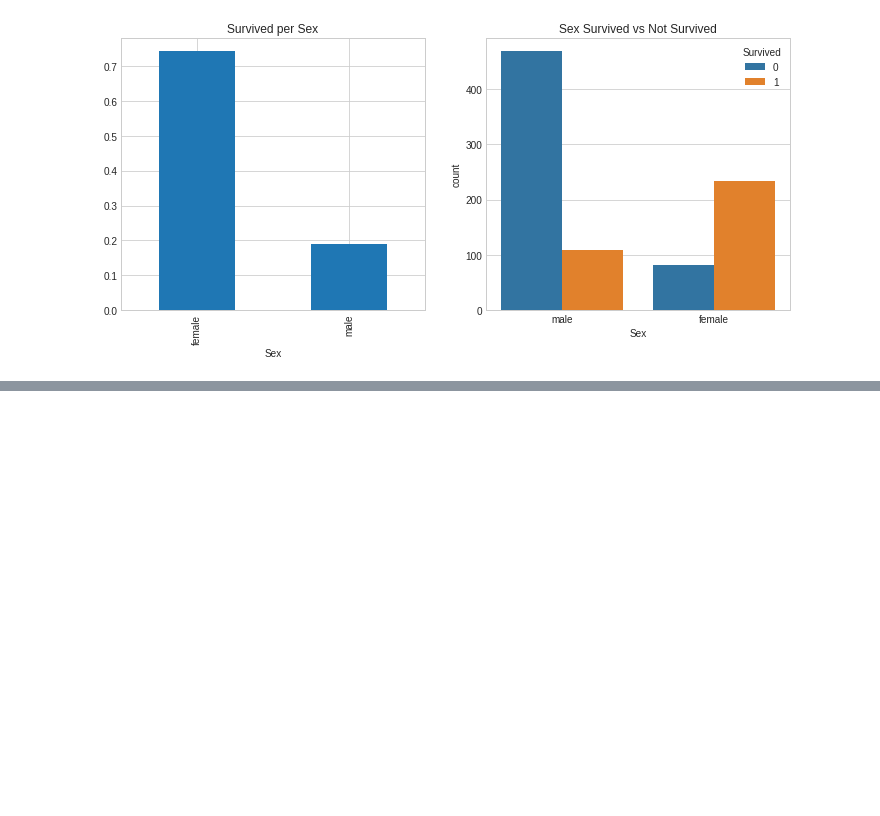
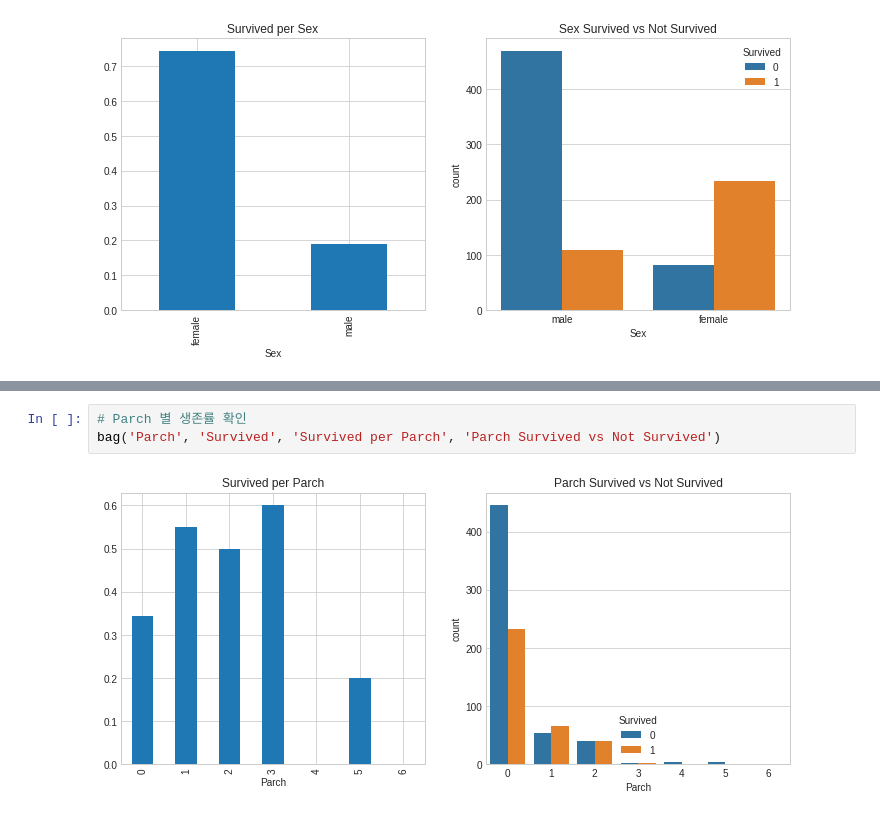
Before and after one commit to rsj9987/titanic, a Jupyter notebook: titanic_practice.ipynb, the cells around one changed output, grey strips where cells are left out. Drawn from its saved outputs; the diff is of its cells as text; blank space fills up the shorter version.

```diff
--- a/titanic_practice.ipynb
+++ b/titanic_practice.ipynb
@@ -443,0 +615,5 @@ bag('Sex', 'Survived', 'Survived per Sex', 'Sex Survived vs Not Survived')
+# %%
+# Parch 별 생존률 확인
+bag('Parch', 'Survived', 'Survived per Parch', 'Parch Survived vs Not Survived')
+# %% [output]
+[figure, added]
```
Also changed, not shown: parts of 120 cells of this notebook.
